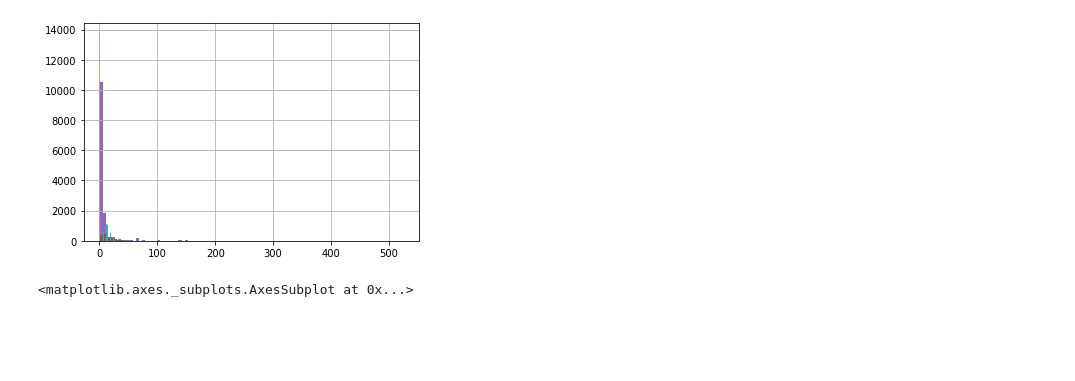
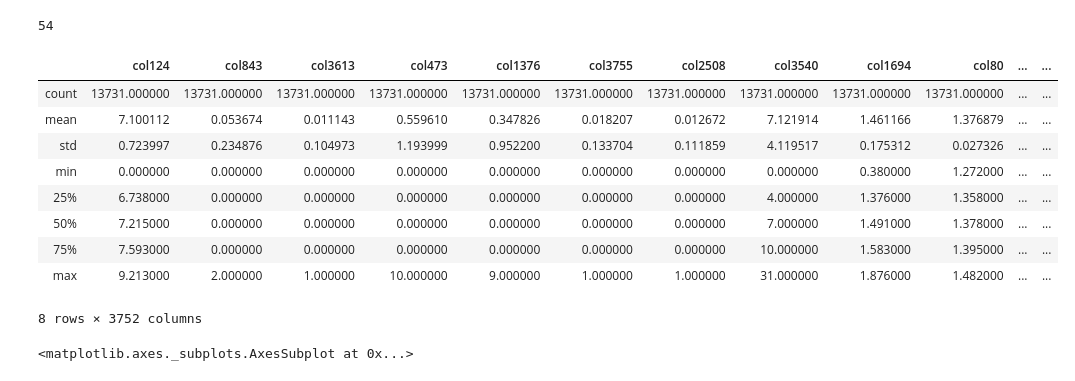
Before and after one commit to h4nyu/aplf, a Jupyter notebook: app/notebooks/Untitled.ipynb, the cells around one changed output. Drawn from its saved outputs; the diff is of its cells as text; code cells hidden in the pictures; blank space fills up the shorter version.

```diff
--- a/app/notebooks/Untitled.ipynb
+++ b/app/notebooks/Untitled.ipynb
@@ -1,10 +1,23 @@
 # %%
 import pandas as pd
 df = pd.read_pickle("/store/aug/train.pkl")
-for i in df.columns[:10]:
-    df[i].hist(bins=100)
+std_df = df.std()
+no_change_columns = std_df[std_df == 0].index.tolist()
+print(len(no_change_columns))
+df = df[set(df.columns) - set(no_change_columns)]
+df.describe()
 # %% [output]
-[figure, removed]
+54
+|  | col124 | col843 | col3613 | col473 | col1376 | col3755 | col2508 | col3540 | col1694 | col80 | ... | ... |
+| count | 13731.000000 | 13731.000000 | 13731.000000 | 13731.000000 | 13731.000000 | 13731.000000 | 13731.000000 | 13731.000000 | 13731.000000 | 13731.000000 | ... | ... |
+| mean | 7.100112 | 0.053674 | 0.011143 | 0.559610 | 0.347826 | 0.018207 | 0.012672 | 7.121914 | 1.461166 | 1.376879 | ... | ... |
+| std | 0.723997 | 0.234876 | 0.104973 | 1.193999 | 0.952200 | 0.133704 | 0.111859 | 4.119517 | 0.175312 | 0.027326 | ... | ... |
+| min | 0.000000 | 0.000000 | 0.000000 | 0.000000 | 0.000000 | 0.000000 | 0.000000 | 0.000000 | 0.380000 | 1.272000 | ... | ... |
+| 25% | 6.738000 | 0.000000 | 0.000000 | 0.000000 | 0.000000 | 0.000000 | 0.000000 | 4.000000 | 1.376000 | 1.358000 | ... | ... |
+| 50% | 7.215000 | 0.000000 | 0.000000 | 0.000000 | 0.000000 | 0.000000 | 0.000000 | 7.000000 | 1.491000 | 1.378000 | ... | ... |
+| 75% | 7.593000 | 0.000000 | 0.000000 | 0.000000 | 0.000000 | 0.000000 | 0.000000 | 10.000000 | 1.583000 | 1.395000 | ... | ... |
+| max | 9.213000 | 2.000000 | 1.000000 | 10.000000 | 9.000000 | 1.000000 | 1.000000 | 31.000000 | 1.876000 | 1.482000 | ... | ... |
+8 rows × 3752 columns
 # %%
 df['Score'].hist(bins=100)
 # %% [output]
```
Also changed, not shown: parts of 1 cell of this notebook, 2 other files.
